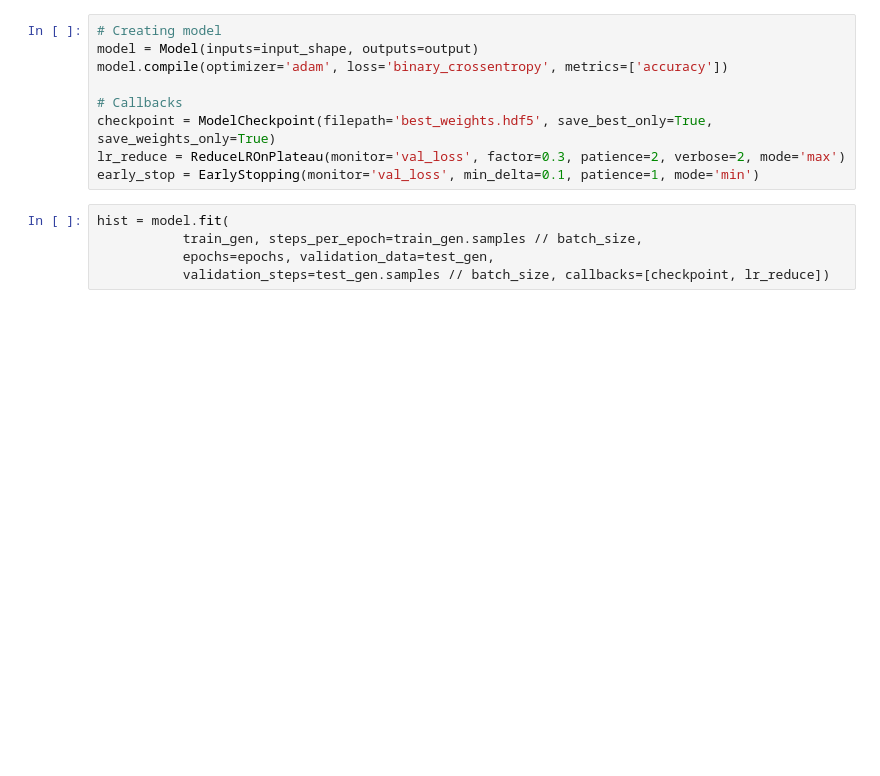
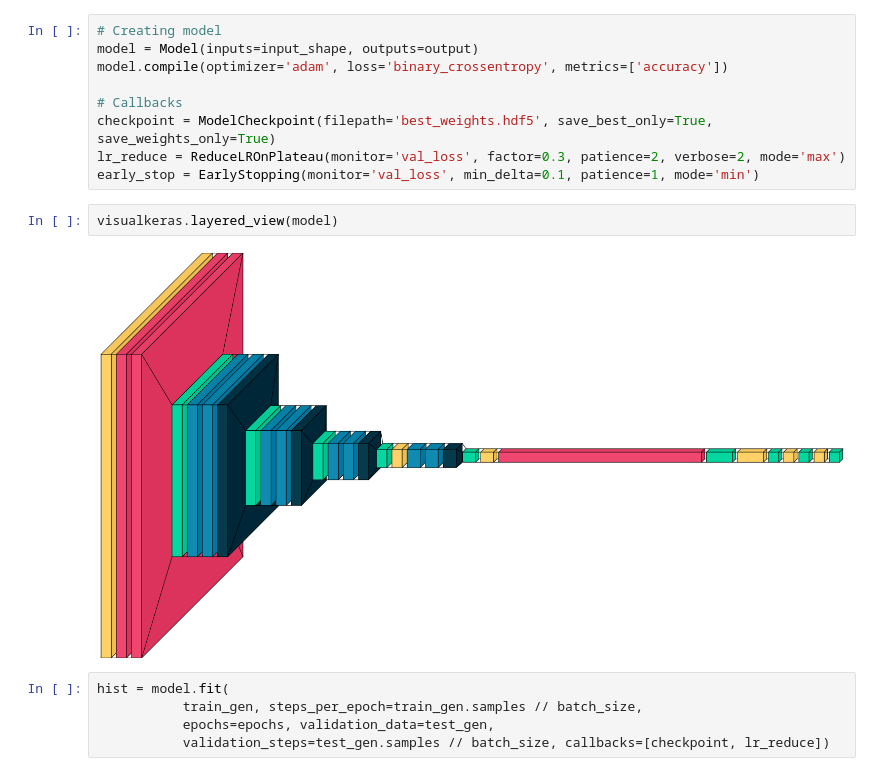
Before and after one commit to jaidenmeiden/arf, a Jupyter notebook: covid19_x-ray_images/Experiment2/algorithm_pneumonia.ipynb, the cells around one changed output. Cells and saved outputs as stored; diff of their text form; blank space fills up the shorter version.

```diff
--- a/covid19_x-ray_images/Experiment2/algorithm_pneumonia.ipynb
+++ b/covid19_x-ray_images/Experiment2/algorithm_pneumonia.ipynb
@@ -185,6 +185,10 @@ model.compile(optimizer='adam', loss='binary_crossentropy', metrics=['accuracy']
 checkpoint = ModelCheckpoint(filepath='best_weights.hdf5', save_best_only=True, save_weights_only=True)
 lr_reduce = ReduceLROnPlateau(monitor='val_loss', factor=0.3, patience=2, verbose=2, mode='max')
 early_stop = EarlyStopping(monitor='val_loss', min_delta=0.1, patience=1, mode='min')
+# %%
+visualkeras.layered_view(model)
+# %% [output]
+[figure, added]
 # %%
 hist = model.fit(
            train_gen, steps_per_epoch=train_gen.samples // batch_size,
```
Also changed, not shown: parts of 1 cell of this notebook, 1 other file.
